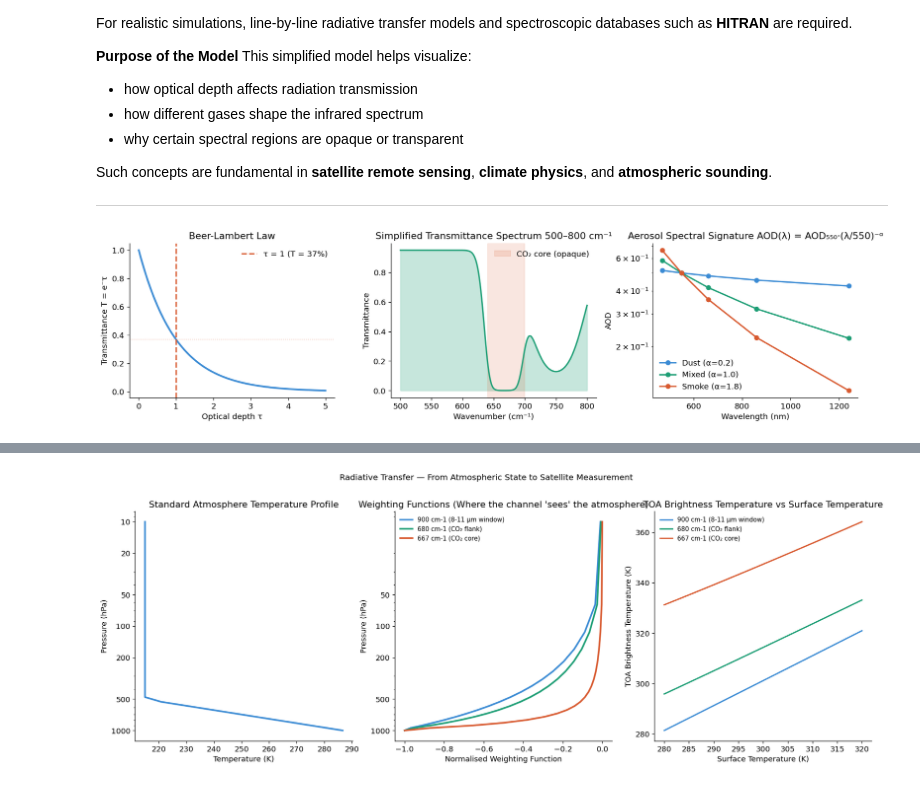
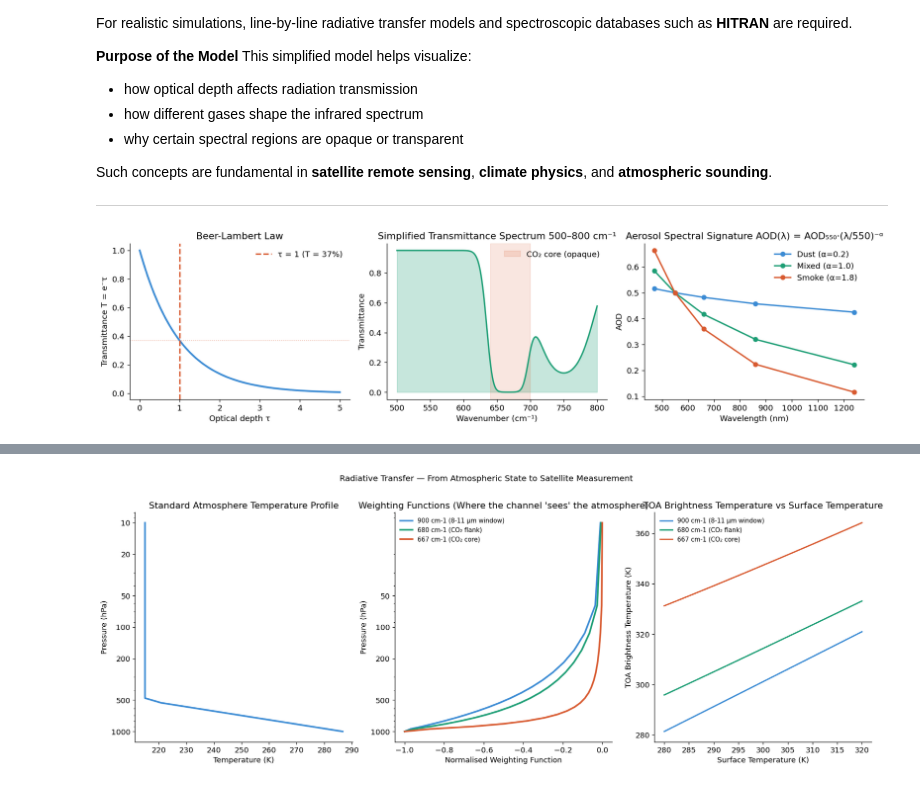
Before and after one commit to arunp77/Bayesian-Analysis-in-Astrophysics, a Jupyter notebook: Bayes-remote-sensing/chapters/ch01_radiative_transfer/notebook.ipynb, the cells around one changed output, grey strips where cells are left out. Drawn from its saved outputs; the diff is of its cells as text; code cells hidden in the pictures.

```diff
--- a/Bayes-remote-sensing/chapters/ch01_radiative_transfer/notebook.ipynb
+++ b/Bayes-remote-sensing/chapters/ch01_radiative_transfer/notebook.ipynb
@@ -309,39 +308,43 @@ axes[0].set_title("Beer-Lambert Law")
 axes[0].legend(frameon=False)
 
 # Absorption spectrum — simplified CO2 + H2O profile
-nu_fine = np.linspace(500, 800, 500)
+nu_fine = np.linspace(500, 800, 500) # np.linspace(start, stop, number_of_points)
 # Simulate a simplified absorption spectrum
 # tau_totoal = tau_CO2+ tau_H2O
 tau_co2 = 8 * np.exp(-((nu_fine - 667)**2)/(2*15**2))      # CO2 15um band
 tau_h2o = 2 * np.exp(-((nu_fine - 750)**2)/(2*30**2))      # H2O rotation band
 tau_total = tau_co2 + tau_h2o + 0.05                       # add window absorption
 
 T_spec = np.exp(-tau_total)
 axes[1].plot(nu_fine, T_spec, "#1D9E75", lw=2)
 axes[1].fill_between(nu_fine, T_spec, alpha=0.25, color="#1D9E75")
 axes[1].axvspan(640, 700, color="#D85A30", alpha=0.15, label="CO₂ core (opaque)")
 axes[1].set_xlabel("Wavenumber (cm⁻¹)"); axes[1].set_ylabel("Transmittance")
 axes[1].set_title("Simplified Transmittance Spectrum 500–800 cm⁻¹")
 axes[1].legend(frameon=False)
 
 # AOD vs wavelength: Ångström exponent
 lambda_nm = np.array([470, 550, 660, 860, 1240])
 AOD_550 = 0.5
 alphas = [0.2, 1.0, 1.8]   # different aerosol types
 
-for alpha, col, label in zip(alphas, ["#3B8BD4","#1D9E75","#D85A30"],
-                              ["Dust (α=0.2)", "Mixed (α=1.0)", "Smoke (α=1.8)"]):
+# semilogy(x,y) plot where:
+#   x-axis → linear scale
+#   y-axis → logarithmic scale
+
+for alpha, col, label in zip(alphas, ["#3B8BD4","#1D9E75","#D85A30"], ["Dust (α=0.2)", "Mixed (α=1.0)", "Smoke (α=1.8)"]):
     AOD = AOD_550 * (lambda_nm / 550)**(-alpha)
-    axes[2].semilogy(lambda_nm, AOD, 'o-', color=col, lw=2, label=label)
+    # axes[2].semilogy(lambda_nm, AOD, 'o-', color=col, lw=2, label=label) #---> for semilog
+    axes[2].plot(lambda_nm, AOD, 'o-', color=col, lw=2, label=label)       # --> normal plot
 
 axes[2].set_xlabel("Wavelength (nm)"); axes[2].set_ylabel("AOD")
 axes[2].set_title("Aerosol Spectral Signature AOD(λ) = AOD₅₅₀·(λ/550)⁻ᵅ")
 axes[2].legend(frameon=False)
 
 plt.tight_layout()
 plt.show()
 # %% [output]
-[figure, old version]
+[figure, new version]
 # %% [markdown]
 ## 1.3 Simplified Thermal IR Radiance Profile
 
```
Also changed, not shown: parts of 3 cells of this notebook.
